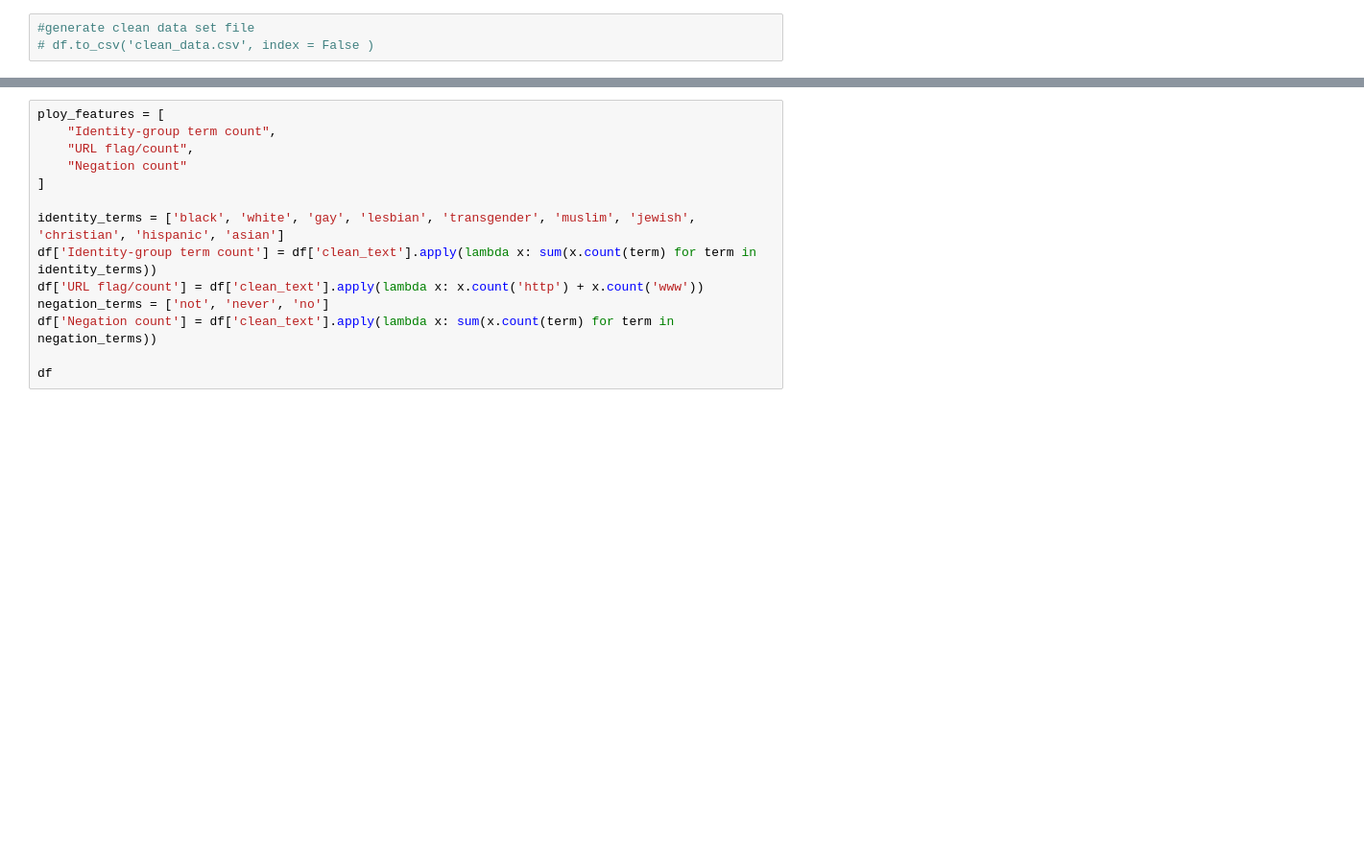
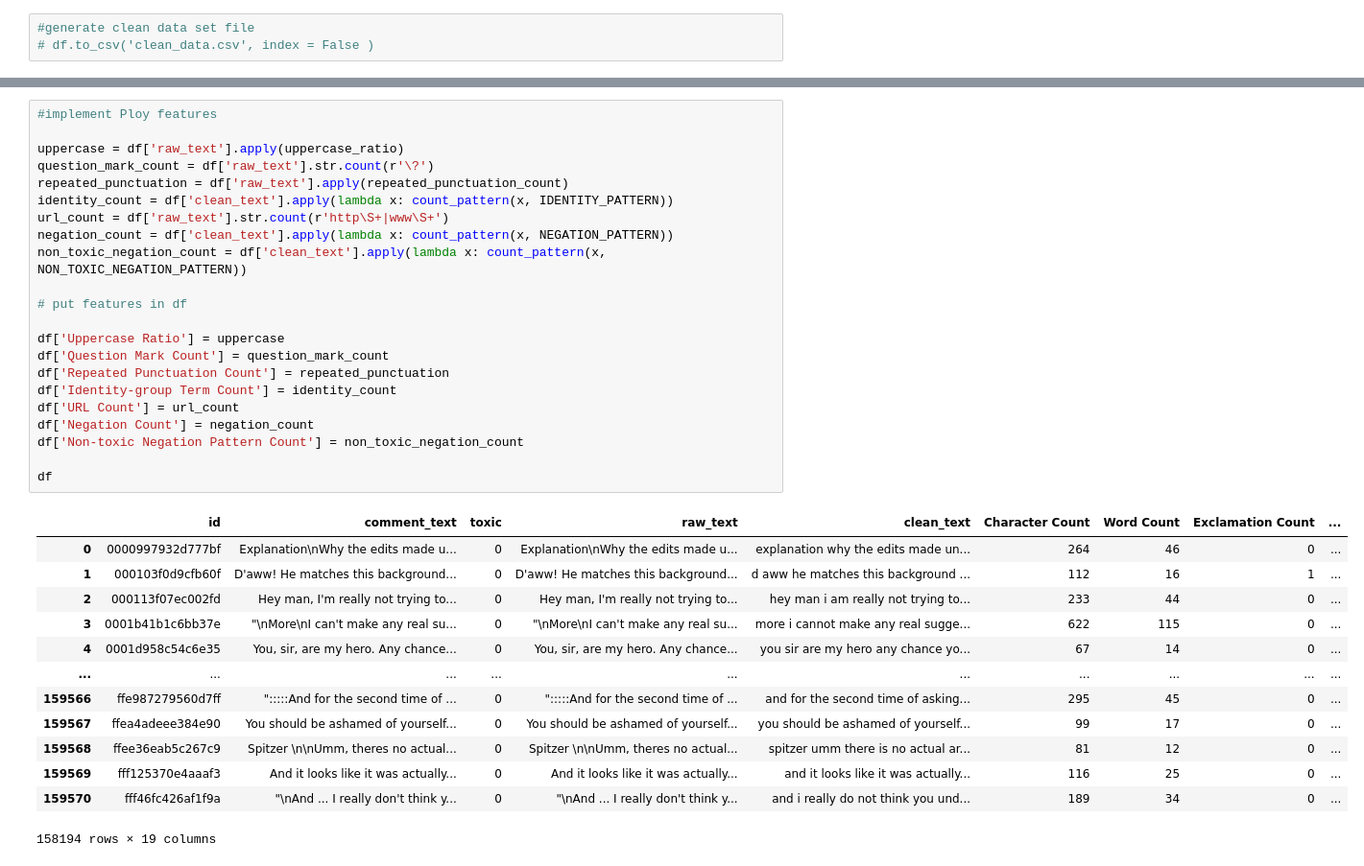
Before and after one commit to oangsa/toxic-comment-detection, a Jupyter notebook: src/features.ipynb, the cells around one changed output, grey strips where cells are left out. Shown at 96% size. Saved outputs shown, nothing was run; the diff lists cells and outputs as text; blank space fills up the shorter version.

```diff
--- a/src/features.ipynb
+++ b/src/features.ipynb
@@ -184,14 +269,36 @@ df
 # %%
-ploy_features = [
-    "Identity-group term count",
-    "URL flag/count",
-    "Negation count"
-]
+#implement Ploy features
 
-identity_terms = ['black', 'white', 'gay', 'lesbian', 'transgender', 'muslim', 'jewish', 'christian', 'hispanic', 'asian']
-df['Identity-group term count'] = df['clean_text'].apply(lambda x: sum(x.count(term) for term in identity_terms))
-df['URL flag/count'] = df['clean_text'].apply(lambda x: x.count('http') + x.count('www'))
-negation_terms = ['not', 'never', 'no']
-df['Negation count'] = df['clean_text'].apply(lambda x: sum(x.count(term) for term in negation_terms))
+uppercase = df['raw_text'].apply(uppercase_ratio)
+question_mark_count = df['raw_text'].str.count(r'\?')
+repeated_punctuation = df['raw_text'].apply(repeated_punctuation_count)
+identity_count = df['clean_text'].apply(lambda x: count_pattern(x, IDENTITY_PATTERN))
+url_count = df['raw_text'].str.count(r'http\S+|www\S+')
+negation_count = df['clean_text'].apply(lambda x: count_pattern(x, NEGATION_PATTERN))
+non_toxic_negation_count = df['clean_text'].apply(lambda x: count_pattern(x, NON_TOXIC_NEGATION_PATTERN))
+
+# put features in df
+
+df['Uppercase Ratio'] = uppercase
+df['Question Mark Count'] = question_mark_count
+df['Repeated Punctuation Count'] = repeated_punctuation
+df['Identity-group Term Count'] = identity_count
+df['URL Count'] = url_count
+df['Negation Count'] = negation_count
+df['Non-toxic Negation Pattern Count'] = non_toxic_negation_count
 
 df
+# %% [output]
+|  | id | comment_text | toxic | raw_text | clean_text | Character Count | Word Count | Exclamation Count | ... |
+| 0 | 0000997932d777bf | Explanation\nWhy the edits made u... | 0 | Explanation\nWhy the edits made u... | explanation why the edits made un... | 264 | 46 | 0 | ... |
+| 1 | 000103f0d9cfb60f | D'aww! He matches this background... | 0 | D'aww! He matches this background... | d aww he matches this background ... | 112 | 16 | 1 | ... |
+| 2 | 000113f07ec002fd | Hey man, I'm really not trying to... | 0 | Hey man, I'm really not trying to... | hey man i am really not trying to... | 233 | 44 | 0 | ... |
+| 3 | 0001b41b1c6bb37e | "\nMore\nI can't make any real su... | 0 | "\nMore\nI can't make any real su... | more i cannot make any real sugge... | 622 | 115 | 0 | ... |
+| 4 | 0001d958c54c6e35 | You, sir, are my hero. Any chance... | 0 | You, sir, are my hero. Any chance... | you sir are my hero any chance yo... | 67 | 14 | 0 | ... |
+| ... | ... | ... | ... | ... | ... | ... | ... | ... | ... |
+| 159566 | ffe987279560d7ff | ":::::And for the second time of ... | 0 | ":::::And for the second time of ... | and for the second time of asking... | 295 | 45 | 0 | ... |
+| 159567 | ffea4adeee384e90 | You should be ashamed of yourself... | 0 | You should be ashamed of yourself... | you should be ashamed of yourself... | 99 | 17 | 0 | ... |
+| 159568 | ffee36eab5c267c9 | Spitzer \n\nUmm, theres no actual... | 0 | Spitzer \n\nUmm, theres no actual... | spitzer umm there is no actual ar... | 81 | 12 | 0 | ... |
+| 159569 | fff125370e4aaaf3 | And it looks like it was actually... | 0 | And it looks like it was actually... | and it looks like it was actually... | 116 | 25 | 0 | ... |
+| 159570 | fff46fc426af1f9a | "\nAnd ... I really don't think y... | 0 | "\nAnd ... I really don't think y... | and i really do not think you und... | 189 | 34 | 0 | ... |
+158194 rows × 19 columns
```
Also changed, not shown: parts of 8 cells of this notebook.
